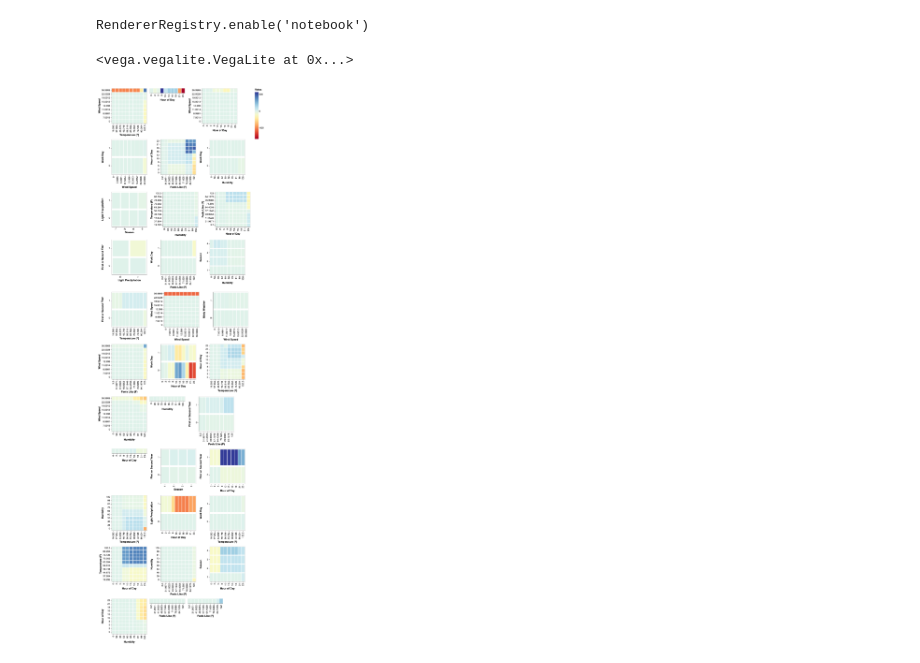
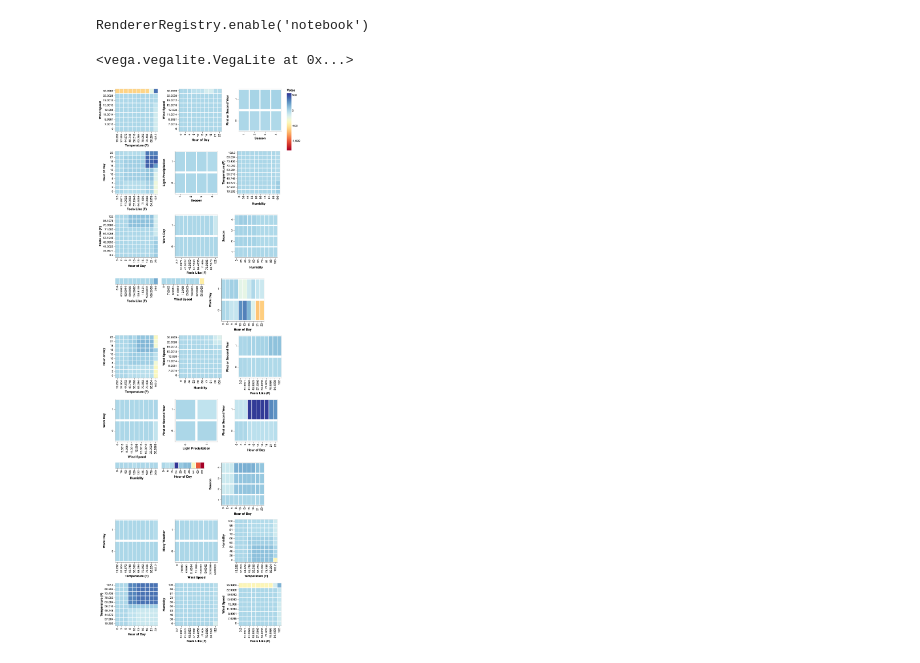
Before and after one commit to MattJBritton/ForestfortheTrees, a Jupyter notebook: developmentWorkbook.ipynb, the cells around one changed output. Saved outputs shown, nothing was run; the diff lists cells and outputs as text; code cells hidden in the pictures.

Commit message:
Properly collapse charts to 1-D
Also output chart_data as smaller dictionary

```diff
--- a/developmentWorkbook.ipynb
+++ b/developmentWorkbook.ipynb
@@ -248,28 +248,24 @@ def calculate(data):
 
     output_details = {"offset":0,
                       "no_predictor_features":[],
-                      "low_variance_features":[],
-                      "low_impact_features":[],
-                      "zero_features":[]}
+                      "1d_features":[],
+                      "dropped_features":[]}
+    chart_data = {}
     for key, value in feature_pairs.iteritems():
         if value["Votes"] is None:
-            value["bolShow"] = False
             output_details["no_predictor_features"].append(key)
         else:
-#             print value["output"]
-#             print value["output"][0,:]
-#             print value["output"][0,:].reshape(1,9)
-#             print value["output"] - value["output"][0,:].reshape(1,9)
-
-            if np.std(value["output"]-value["output"][0,:].reshape(1,-1))/np.max(value["output"])<0.1:
+            newKey = key
+            if np.std(value["output"]-value["output"][0,:].reshape(1,-1))/np.max(np.abs(value["output"]))<0.1:
                 value["Votes"] = value["output"][0,:].ravel()
-                value["H_Indices"] = feature_ranges[key[0]]
+                value["H_Indices"] = feature_ranges[key[1]]
                 value["V_Indices"] = None
-            elif np.std(value["output"]-value["output"][:,0].reshape(-1,1))/np.max(value["output"])<0.1:
+                newKey = key[1]
+            elif np.std(value["output"]-value["output"][:,0].reshape(-1,1))/np.max(np.abs(value["output"]))<0.1:
                 value["Votes"] = value["output"][:,0].ravel()
                 value["H_Indices"] = feature_ranges[key[0]]
                 value["V_Indices"] = None
-                #value["swap_axes"] = True
+                newKey = key[0]
 
             #subtract mean from votes to center at zero
             vote_mean = srs.mean()
@@ -277,11 +273,17 @@ def calculate(data):
             value["Votes"] = value["Votes"] - vote_mean
             #build dataframe for chart
             if value["V_Indices"] is not None:
-                value["chart_df"] = pd.DataFrame(dict((x, value[x]) for x in ["H_Indices", "V_Indices", "Votes"]))
+                chart_data[key] = {"df":pd.DataFrame(dict((x, value[x])\
+                                                          for x in ["H_Indices", "V_Indices", "Votes"])),
+                                  "dimension":2}
             else:
-                value["chart_df"] = pd.DataFrame(dict((x, value[x]) for x in ["H_Indices", "Votes"]))
+                df = pd.DataFrame(dict((x, value[x]) for x in ["H_Indices", "Votes"]))
+                if newKey in chart_data:
+                    chart_data[newKey]["df"] = chart_data[newKey]["df"].add(df,fill_value=0)
+                else:
+                    chart_data[newKey] = {"df": df, "dimension":1}
 
-    return feature_pairs, feature_ranges, output_details
+    return chart_data, output_details
 # %%
 def generate_chart(data):
     i = 1
@@ -323,8 +321,8 @@ def generate_chart(data):
 # %%
 data_to_use = load_data("bike")
 classifier, accuracy = build_classifier(data_to_use, 300, "gradient boosting")
-chart_data, feature_ranges, output_details = calculate(data_to_use)
+chart_data, output_details = calculate(data_to_use)
 generate_chart(chart_data)
 # %% [output]
 <vega.vegalite.VegaLite at 0x...>
-[figure, old version]
+[figure, new version]
```
Also changed, not shown: parts of 1 cell of this notebook.
